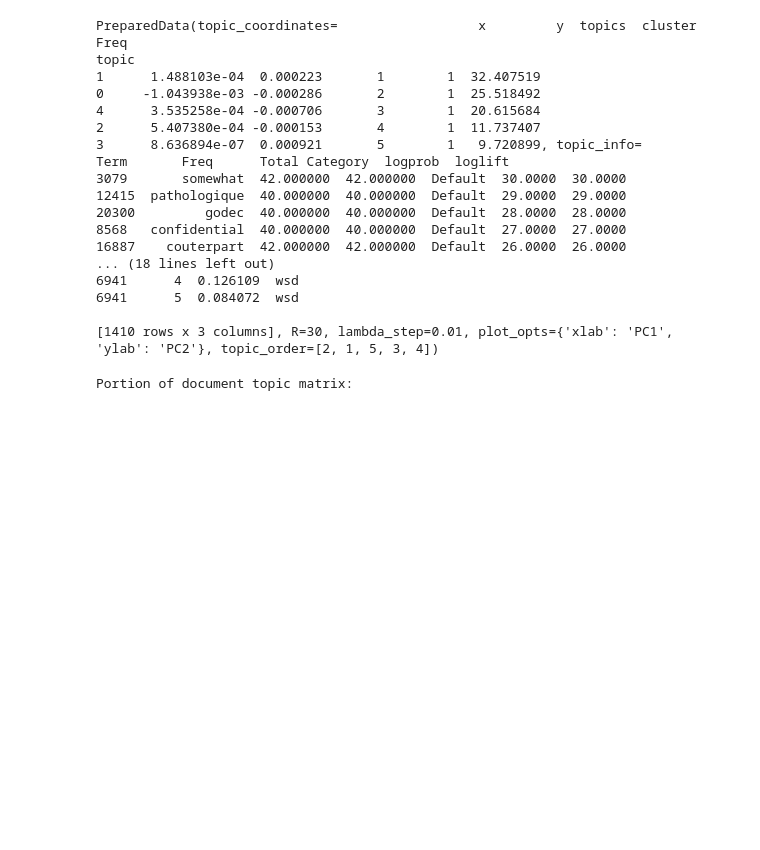
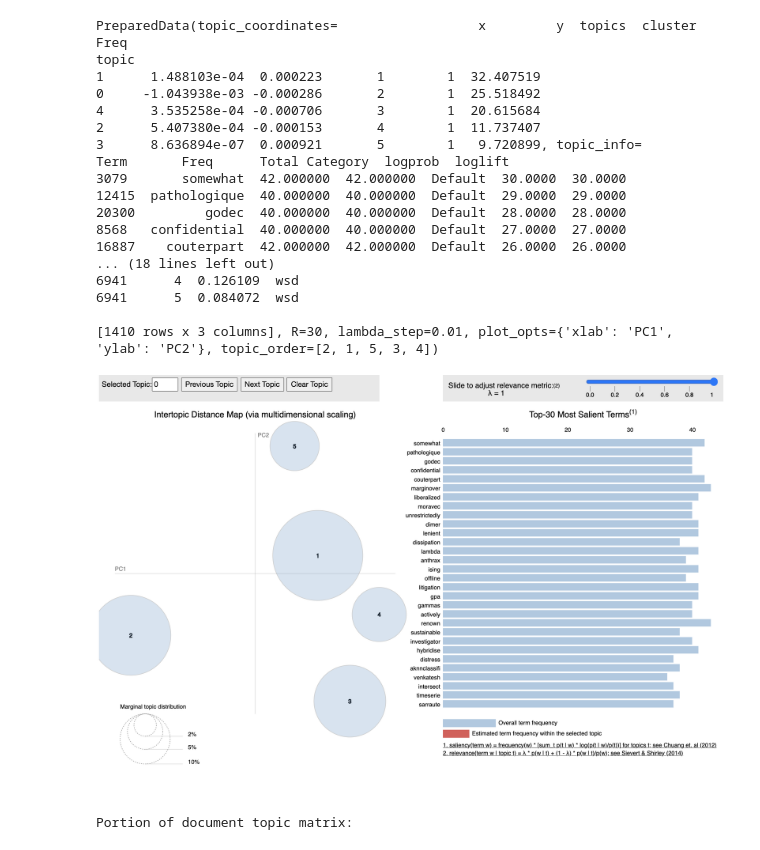
Before and after one commit to sanjibg01/CS410-project-team-trailblazers, a Jupyter notebook: arxiv/topic_model_search.ipynb, the cells around one changed output. Cells and saved outputs as stored; diff of their text form; code cells hidden in the pictures; blank space fills up the shorter version.

```diff
--- a/arxiv/topic_model_search.ipynb
+++ b/arxiv/topic_model_search.ipynb
@@ -269,6 +281,11 @@ topic
 6941      5  0.084072  wsd
 
 [1410 rows x 3 columns], R=30, lambda_step=0.01, plot_opts={'xlab': 'PC1', 'ylab': 'PC2'}, topic_order=[2, 1, 5, 3, 4])
+# %%
+from IPython.display import Image
+Image(filename='img/3.png')
+# %% [output]
+[figure, added]
 # %%
 print('Portion of document topic matrix:')
 doc_topic_matrix = mod1.produce_doc_topic_matrix()
```
Also changed, not shown: parts of 4 cells of this notebook, 4 other files.
